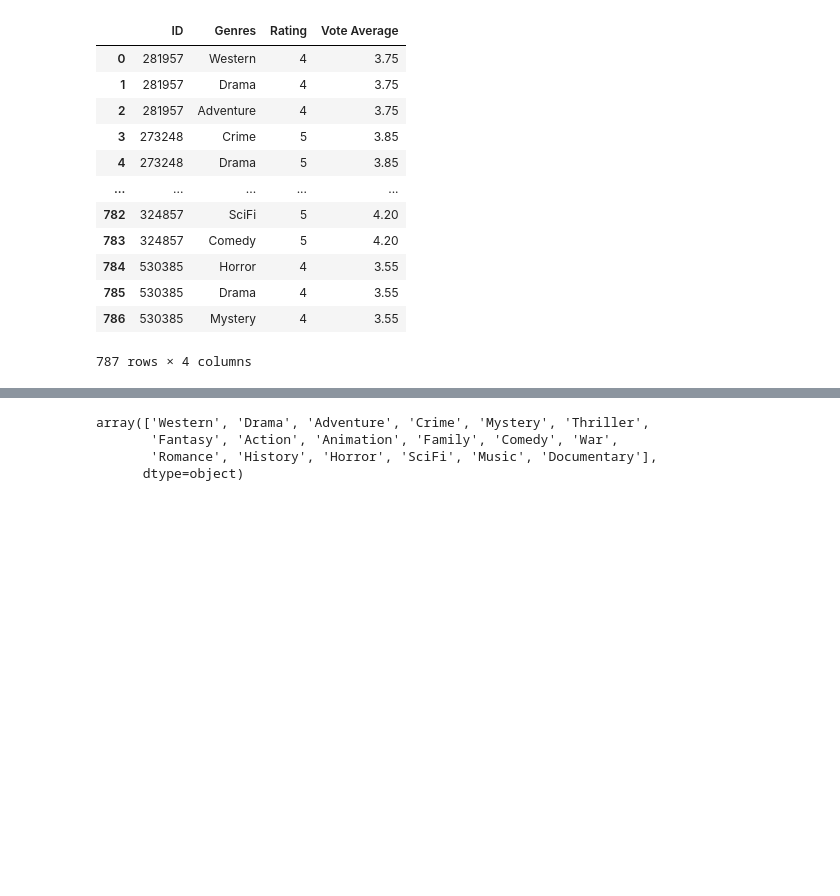
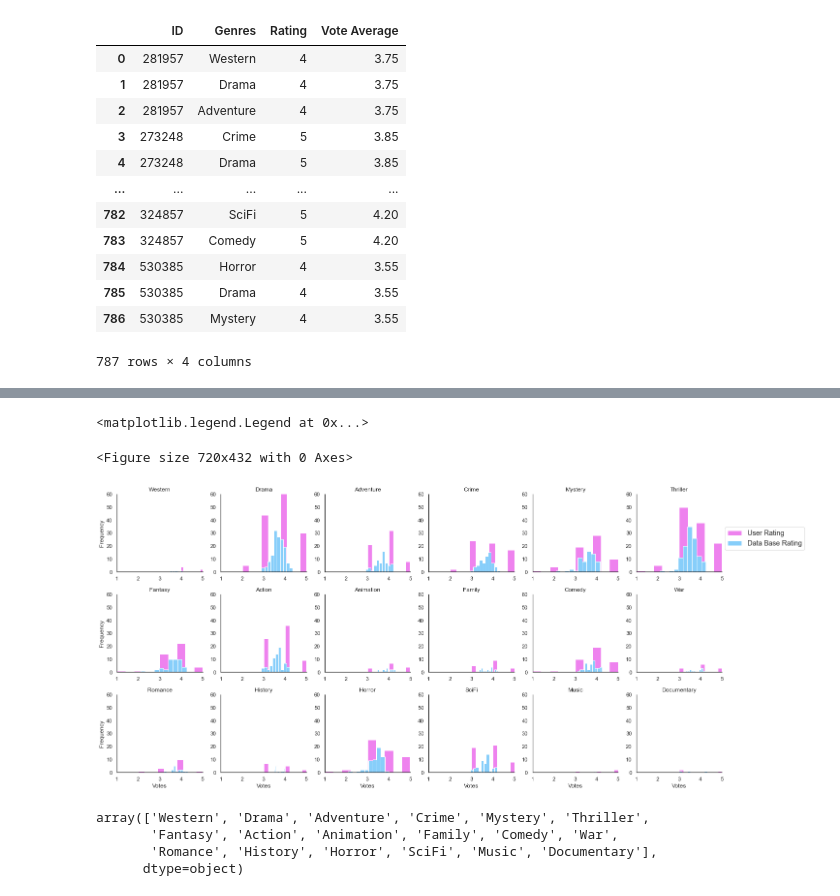
Before and after one commit to gabieller/MoviesDataBase, a Jupyter notebook: graph_analysis.ipynb, the cells around one changed output, grey strips where cells are left out. Saved outputs shown, nothing was run; the diff lists cells and outputs as text; code cells hidden in the pictures; blank space fills up the shorter version.

```diff
--- a/graph_analysis.ipynb
+++ b/graph_analysis.ipynb
@@ -217,3 +218,23 @@ plt.legend(loc='upper center', labels=['User Rating', 'Data Base Rating'], bbox_
+# %%
+sns.set(style='white')
+sns.despine(right=True, left=True)
+
+
+g = sns.FacetGrid(merge_data, col = "Genres", col_wrap= 6, sharex= False, sharey= False)
+g = g.map(plt.hist, "Rating", color = "violet")
+g = g.map(plt.hist, "Vote Average", color = "lightskyblue")
+
+g.set(xlim=(1, 5))
+g.set(ylim=(0, 60))
+g.set_titles("{col_name}")
+g.set_axis_labels("Votes", "Frequency")
+
+#g.add_legend(bbox_to_anchor=(1.5, 1.5), loc=2, borderaxespad=0.)
+plt.legend(loc='upper center', labels=['User Rating', 'Data Base Rating'], bbox_to_anchor=(1.5, 3.2), fontsize = "large")
+# %% [output]
+<matplotlib.legend.Legend at 0x...>
+<Figure size 720x432 with 0 Axes>
+[figure, added]
 # %%
 genres_unique
 # %% [output]
```
Also changed, not shown: parts of 3 cells of this notebook, 1 other file.
